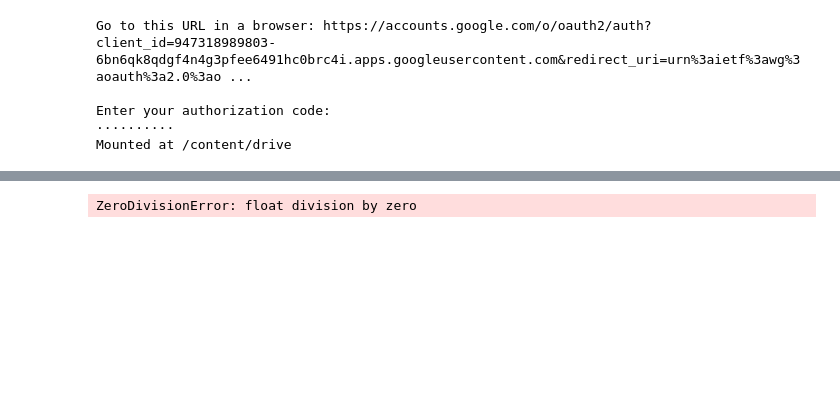
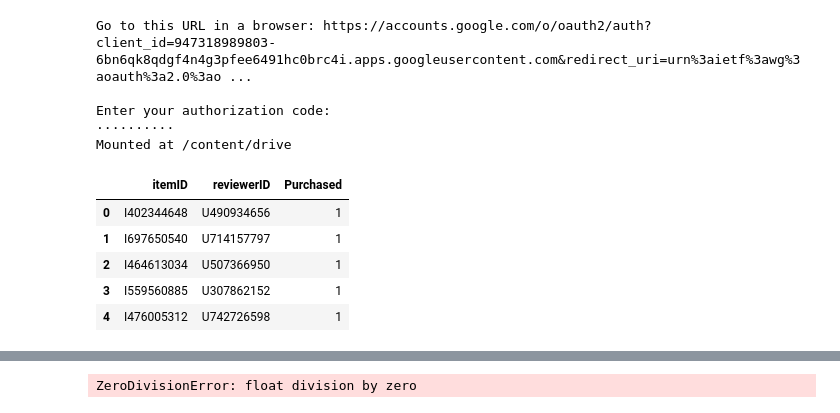
Before and after one commit to tpmarsha/ML2AmazonKaggle, a Jupyter notebook: Purchase_Prediction.ipynb, the cells around one changed output, grey strips where cells are left out. Cells and saved outputs as stored; diff of their text form; code cells hidden in the pictures; blank space fills up the shorter version.

```diff
--- a/Purchase_Prediction.ipynb
+++ b/Purchase_Prediction.ipynb
@@ -35,10 +35,18 @@ Mounted at /content/drive
 # %%
 # now we can upload csv straight into dataframe
 root_path = '/content/drive/My Drive/Team 3 Kaggle Competition ML2/'
 data = pd.read_csv(root_path+"train_PurchasePrediction.csv")
 data = data.drop(data.columns[0], axis=1)  # drop the unnamed column
 # check to see if there are any duplicate users + items
 len(data[data.duplicated()])
 # add a column to indicate item was purchased
 data['Purchased'] = 1
+data.head(5)
+# %% [output]
+|  | itemID | reviewerID | Purchased |
+| 0 | I402344648 | U490934656 | 1 |
+| 1 | I697650540 | U714157797 | 1 |
+| 2 | I464613034 | U507366950 | 1 |
+| 3 | I559560885 | U307862152 | 1 |
+| 4 | I476005312 | U742726598 | 1 |
 # %%
```
Also changed, not shown: parts of 9 cells of this notebook.
